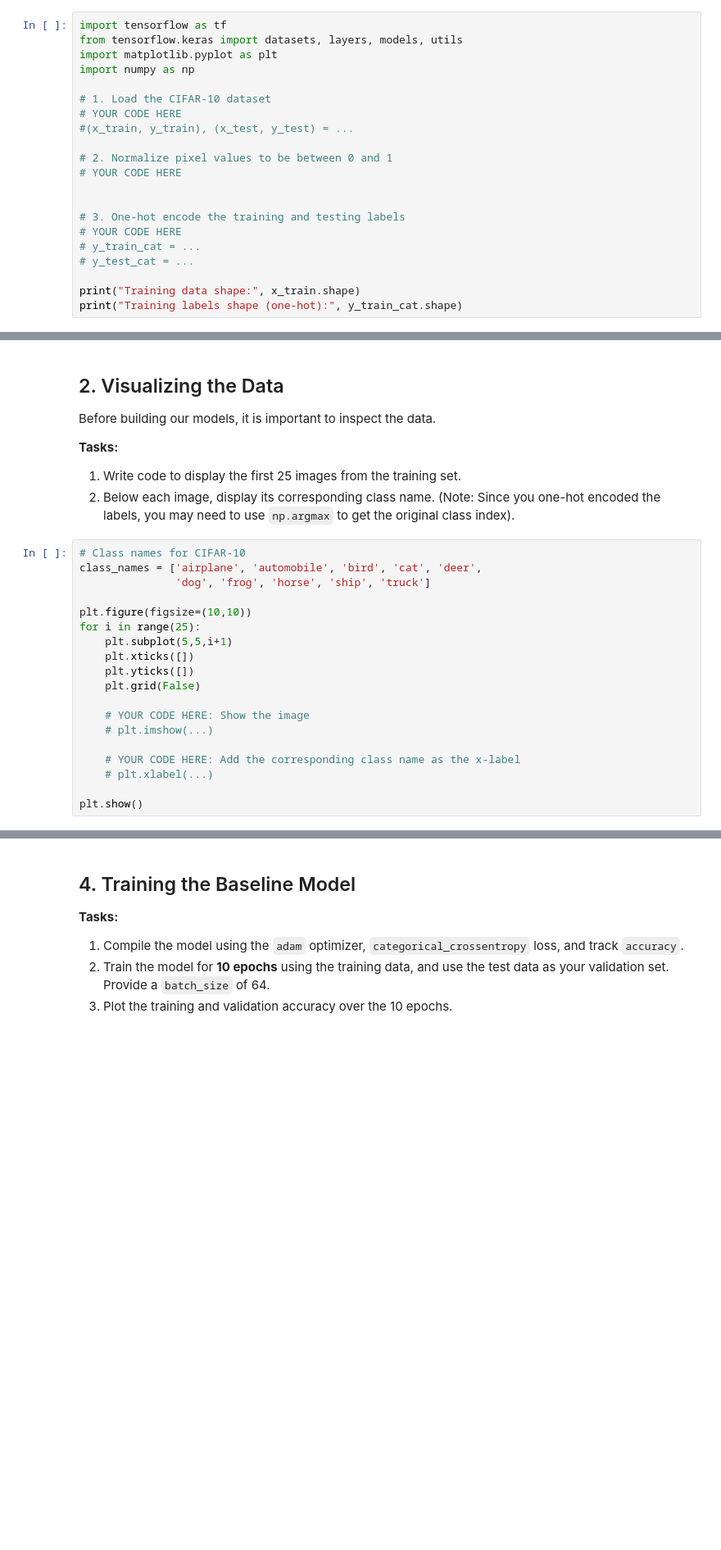
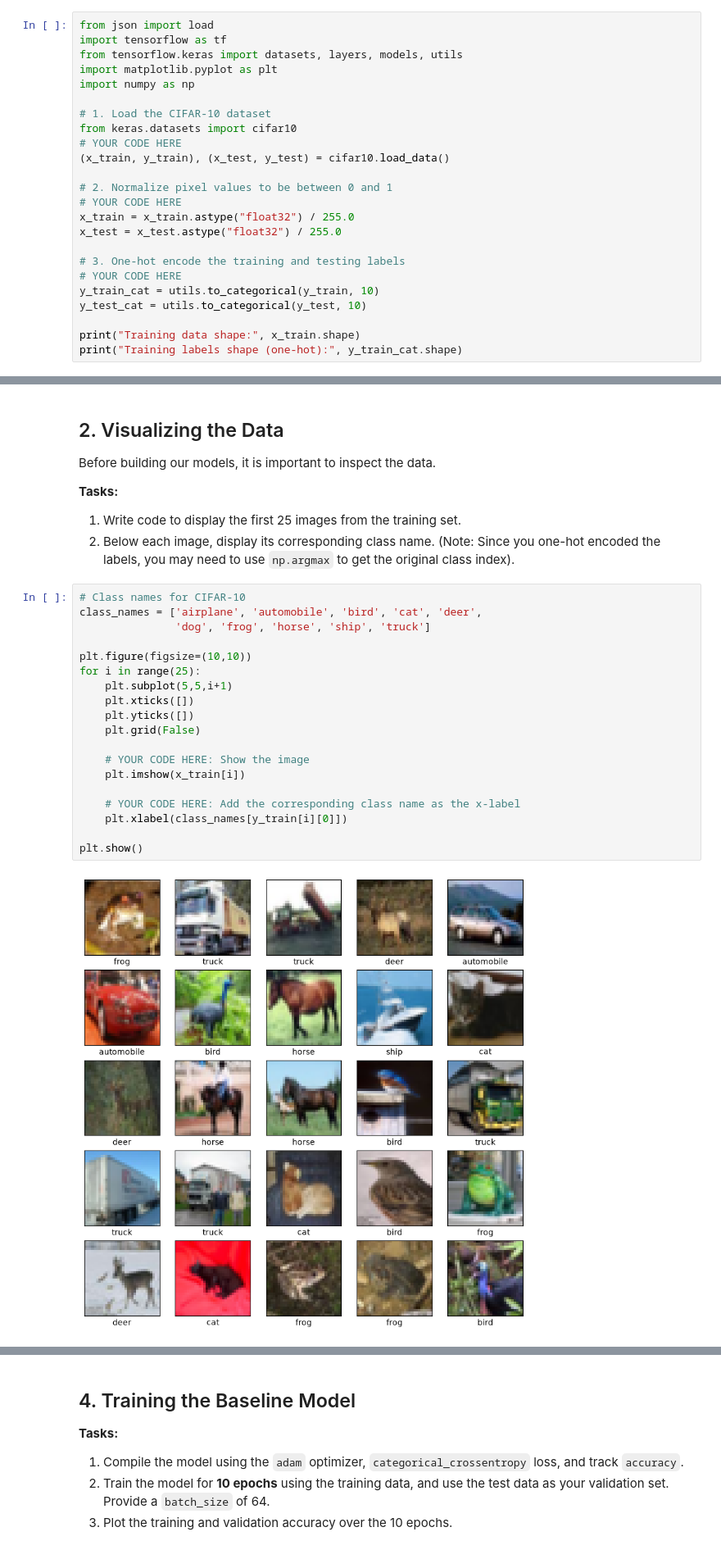
Before and after one commit to MehrabAzan/HW3---CNN, a Jupyter notebook: hw3.ipynb, the cells around one changed output, grey strips where cells are left out. Shown at 82% size. Drawn from its saved outputs; the diff is of its cells as text; blank space fills up the shorter version.

```diff
--- a/hw3.ipynb
+++ b/hw3.ipynb
@@ -15,23 +15,26 @@ We will use the **CIFAR-10** dataset (https://www.cs.toronto.edu/~kriz/cifar.htm
 2. Normalize the pixel values of the images so they fall between 0 and 1 (divide by 255.0).
 3. One-hot encode the training and testing labels using `tensorflow.keras.utils.to_categorical`.
 # %%
+from json import load
 import tensorflow as tf
 from tensorflow.keras import datasets, layers, models, utils
 import matplotlib.pyplot as plt
 import numpy as np
 
 # 1. Load the CIFAR-10 dataset
+from keras.datasets import cifar10
 # YOUR CODE HERE
-#(x_train, y_train), (x_test, y_test) = ...
+(x_train, y_train), (x_test, y_test) = cifar10.load_data()
 
 # 2. Normalize pixel values to be between 0 and 1
 # YOUR CODE HERE
-
+x_train = x_train.astype("float32") / 255.0
+x_test = x_test.astype("float32") / 255.0
 
 # 3. One-hot encode the training and testing labels
 # YOUR CODE HERE
-# y_train_cat = ...
-# y_test_cat = ...
+y_train_cat = utils.to_categorical(y_train, 10)
+y_test_cat = utils.to_categorical(y_test, 10)
 
 print("Training data shape:", x_train.shape)
 print("Training labels shape (one-hot):", y_train_cat.shape)
@@ -46,22 +52,24 @@ Before building our models, it is important to inspect the data.
 # %%
 # Class names for CIFAR-10
 class_names = ['airplane', 'automobile', 'bird', 'cat', 'deer',
                'dog', 'frog', 'horse', 'ship', 'truck']
 
 plt.figure(figsize=(10,10))
 for i in range(25):
     plt.subplot(5,5,i+1)
     plt.xticks([])
     plt.yticks([])
     plt.grid(False)
 
     # YOUR CODE HERE: Show the image
-    # plt.imshow(...)
+    plt.imshow(x_train[i])
 
     # YOUR CODE HERE: Add the corresponding class name as the x-label
-    # plt.xlabel(...)
+    plt.xlabel(class_names[y_train[i][0]])
 
 plt.show()
+# %% [output]
+[figure, added]
 # %% [markdown]
 ## 3. Building a Baseline CNN
 
```
Also changed, not shown: parts of 9 cells of this notebook, 2 other files.
